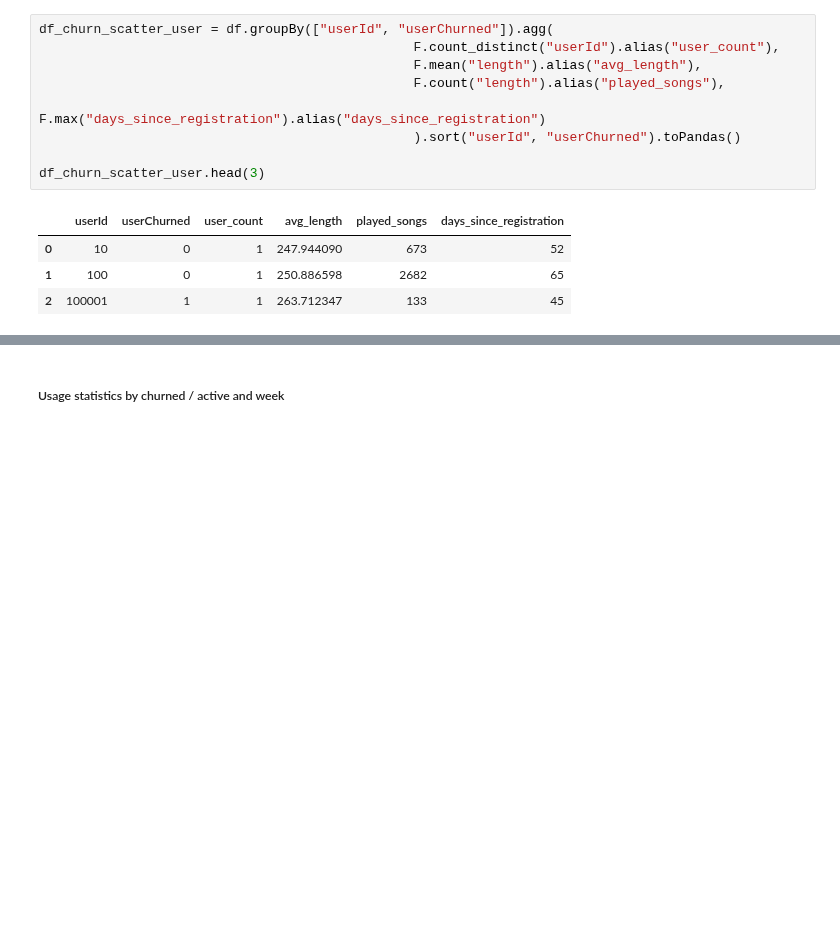
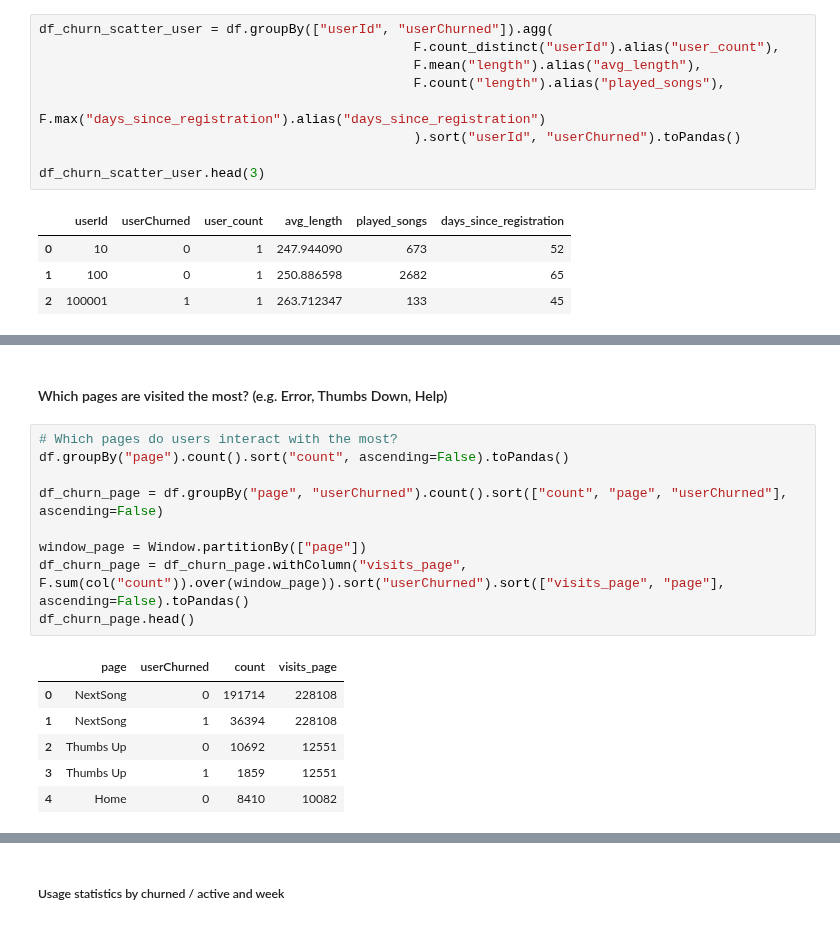
Before and after one commit to ben-sas/sparkify, a Jupyter notebook: Sparkify.ipynb, the cells around one changed output, grey strips where cells are left out. Drawn from its saved outputs; the diff is of its cells as text; blank space fills up the shorter version.

```diff
--- a/Sparkify.ipynb
+++ b/Sparkify.ipynb
@@ -799 +793,19 @@ sns.scatterplot(data=df_churn_scatter_user, x="days_since_registration", y="play
 [figure]
+# %% [markdown]
+#### Which pages are visited the most? (e.g. Error, Thumbs Down, Help)
+# %%
+# Which pages do users interact with the most?
+df.groupBy("page").count().sort("count", ascending=False).toPandas()
+
+df_churn_page = df.groupBy("page", "userChurned").count().sort(["count", "page", "userChurned"], ascending=False)
+
+window_page = Window.partitionBy(["page"])
+df_churn_page = df_churn_page.withColumn("visits_page", F.sum(col("count")).over(window_page)).sort("userChurned").sort(["visits_page", "page"], ascending=False).toPandas()
+df_churn_page.head()
+# %% [output]
+|  | page | userChurned | count | visits_page |
+| 0 | NextSong | 0 | 191714 | 228108 |
+| 1 | NextSong | 1 | 36394 | 228108 |
+| 2 | Thumbs Up | 0 | 10692 | 12551 |
+| 3 | Thumbs Up | 1 | 1859 | 12551 |
+| 4 | Home | 0 | 8410 | 10082 |
```
Also changed, not shown: parts of 40 cells of this notebook, 5 other files.
